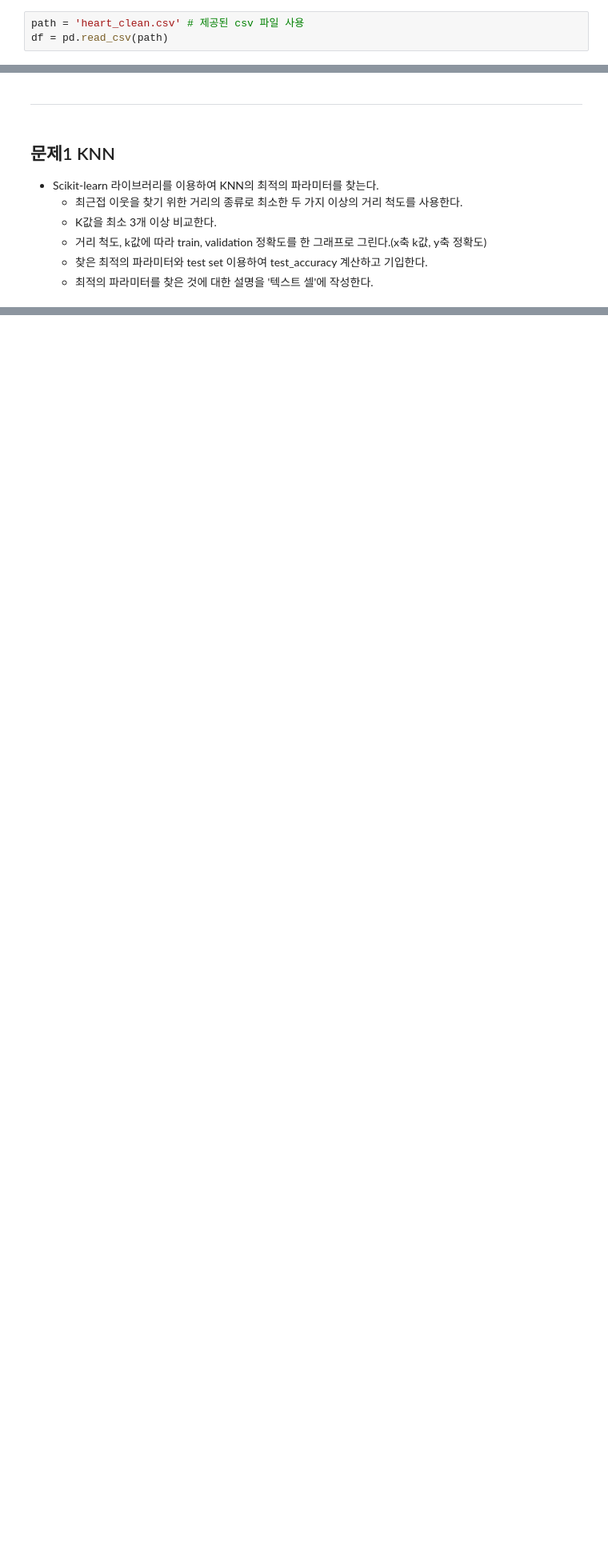
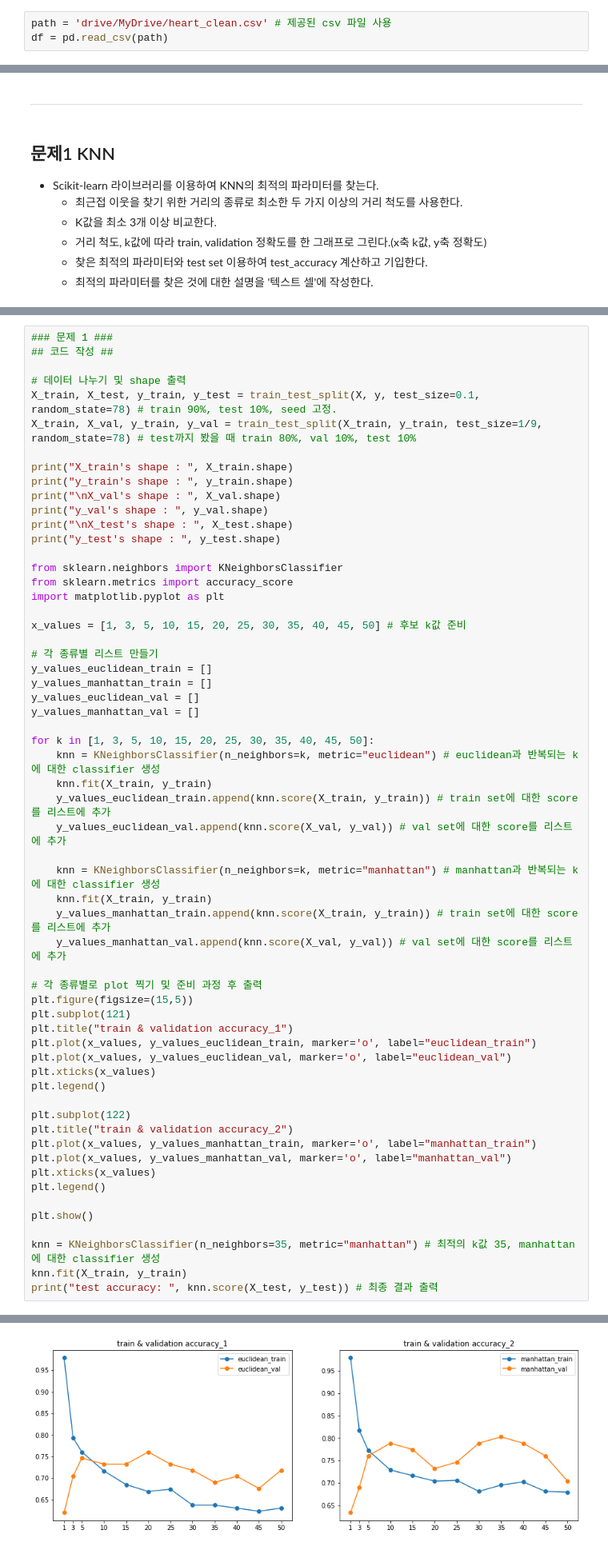
Before and after one commit to K-osA/2022S-ML, a Jupyter notebook: HW3_ipynb의_사본.ipynb, the cells around one changed output, grey strips where cells are left out. Shown at 80% size. Saved outputs shown, nothing was run; the diff lists cells and outputs as text; blank space fills up the shorter version.

```diff
--- a/HW3_ipynb의_사본.ipynb
+++ b/HW3_ipynb의_사본.ipynb
@@ -19,7 +19,7 @@ Mounted at /content/drive
 import numpy as np
 import pandas as pd
 # %%
-path = 'heart_clean.csv' # 제공된 csv 파일 사용
+path = 'drive/MyDrive/heart_clean.csv' # 제공된 csv 파일 사용
 df = pd.read_csv(path)
 # %%
 df.head()
@@ -84,0 +78,60 @@ y_test's shape :  (71,)
+# %%
+### 문제 1 ###
+## 코드 작성 ##
+
+# 데이터 나누기 및 shape 출력
+X_train, X_test, y_train, y_test = train_test_split(X, y, test_size=0.1, random_state=78) # train 90%, test 10%, seed 고정.
+X_train, X_val, y_train, y_val = train_test_split(X_train, y_train, test_size=1/9, random_state=78) # test까지 봤을 때 train 80%, val 10%, test 10%
+
+print("X_train's shape : ", X_train.shape)
+print("y_train's shape : ", y_train.shape)
+print("\nX_val's shape : ", X_val.shape)
+print("y_val's shape : ", y_val.shape)
+print("\nX_test's shape : ", X_test.shape)
+print("y_test's shape : ", y_test.shape)
+
+from sklearn.neighbors import KNeighborsClassifier
+from sklearn.metrics import accuracy_score
+import matplotlib.pyplot as plt
+
+x_values = [1, 3, 5, 10, 15, 20, 25, 30, 35, 40, 45, 50] # 후보 k값 준비
+
+# 각 종류별 리스트 만들기
+y_values_euclidean_train = []
+y_values_manhattan_train = []
+y_values_euclidean_val = []
+y_values_manhattan_val = []
+
+for k in [1, 3, 5, 10, 15, 20, 25, 30, 35, 40, 45, 50]:
+    knn = KNeighborsClassifier(n_neighbors=k, metric="euclidean") # euclidean과 반복되는 k에 대한 classifier 생성
+    knn.fit(X_train, y_train)
+    y_values_euclidean_train.append(knn.score(X_train, y_train)) # train set에 대한 score를 리스트에 추가
+    y_values_euclidean_val.append(knn.score(X_val, y_val)) # val set에 대한 score를 리스트에 추가
+
+    knn = KNeighborsClassifier(n_neighbors=k, metric="manhattan") # manhattan과 반복되는 k에 대한 classifier 생성
+    knn.fit(X_train, y_train)
+    y_values_manhattan_train.append(knn.score(X_train, y_train)) # train set에 대한 score를 리스트에 추가
+    y_values_manhattan_val.append(knn.score(X_val, y_val)) # val set에 대한 score를 리스트에 추가
+
+# 각 종류별로 plot 찍기 및 준비 과정 후 출력
+plt.figure(figsize=(15,5))
+plt.subplot(121)
+plt.title("train & validation accuracy_1")
+plt.plot(x_values, y_values_euclidean_train, marker='o', label="euclidean_train")
+plt.plot(x_values, y_values_euclidean_val, marker='o', label="euclidean_val")
+plt.xticks(x_values)
+plt.legend()
+
+plt.subplot(122)
+plt.title("train & validation accuracy_2")
+plt.plot(x_values, y_values_manhattan_train, marker='o', label="manhattan_train")
+plt.plot(x_values, y_values_manhattan_val, marker='o', label="manhattan_val")
+plt.xticks(x_values)
+plt.legend()
+
+plt.show()
+
+knn = KNeighborsClassifier(n_neighbors=35, metric="manhattan") # 최적의 k값 35, manhattan에 대한 classifier 생성
+knn.fit(X_train, y_train)
+print("test accuracy: ", knn.score(X_test, y_test)) # 최종 결과 출력
+# %% [output]
@@ -84,0 +146 @@ y_test's shape :  (71,)
+[figure, added]
```
Also changed, not shown: parts of 33 cells of this notebook.
